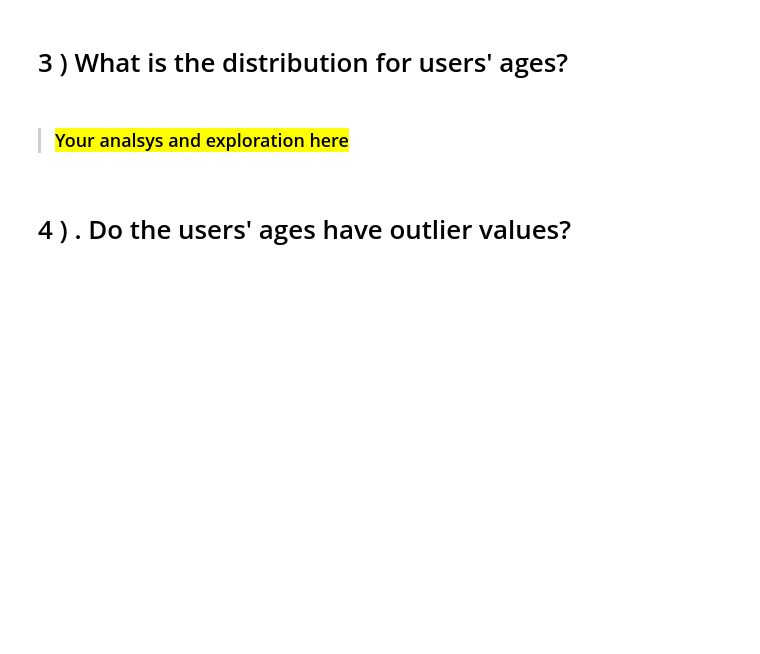
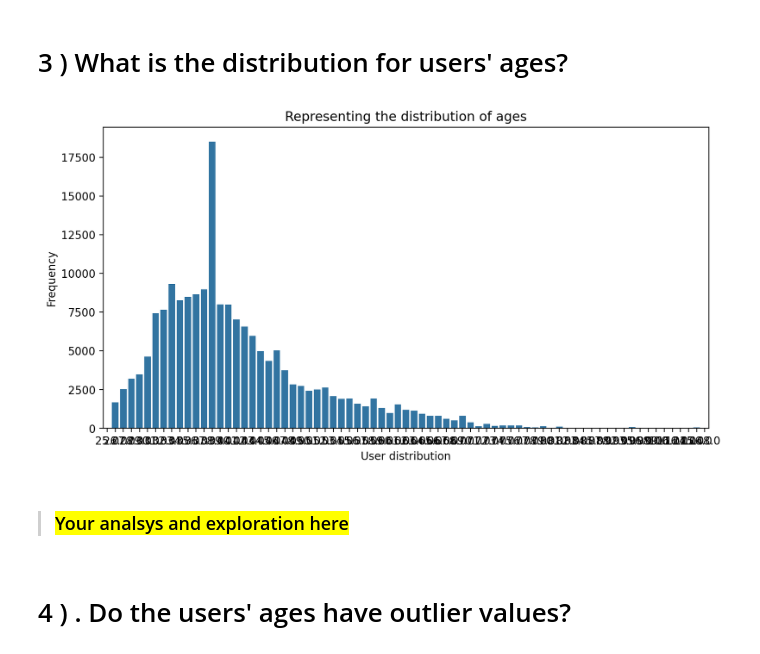
Before and after one commit to MrMazen101/DEPI_ML, a Jupyter notebook: Amit/data analysis/project/data science-Final-Project.ipynb, the cells around one changed output. Drawn from its saved outputs; the diff is of its cells as text; code cells hidden in the pictures; blank space fills up the shorter version.

```diff
--- a/Amit/data analysis/project/data science-Final-Project.ipynb
+++ b/Amit/data analysis/project/data science-Final-Project.ipynb
@@ -258,5 +452,7 @@ import seaborn as sb
 ## To know the target audience's age and serve on them
 
 # create a column for users' age depending on the current year
+current_year = pd.to_datetime('today').year
+gbf['age'] = current_year - gbf['member_birth_year']
 # %%
 ## check your work
@@ -307,5 +601,20 @@ import seaborn as sns
 # %% [markdown]
 # <a id="3"> 3 ) What is the distribution for users' ages? </a>
+# %%
+# Ensure the 'age' column exists in the DataFrame
+if 'age' not in df.columns:
+	current_year = pd.to_datetime('today').year
+	df['age'] = current_year - df['member_birth_year']
+
+# Plot the distribution of ages
+plt.figure(figsize=(10, 5), dpi=200)
+sns.countplot(data=df, x='age')
+plt.xlabel('User distribution')
+plt.ylabel('Frequency')
+plt.title("Representing the distribution of ages")
+plt.show()
+# %% [output]
+[figure, added]
 # %% [markdown]
 > ### <mark>Your analsys and exploration here </mark>
 # %% [markdown]
```
Also changed, not shown: parts of 36 cells of this notebook, 2 other files.
